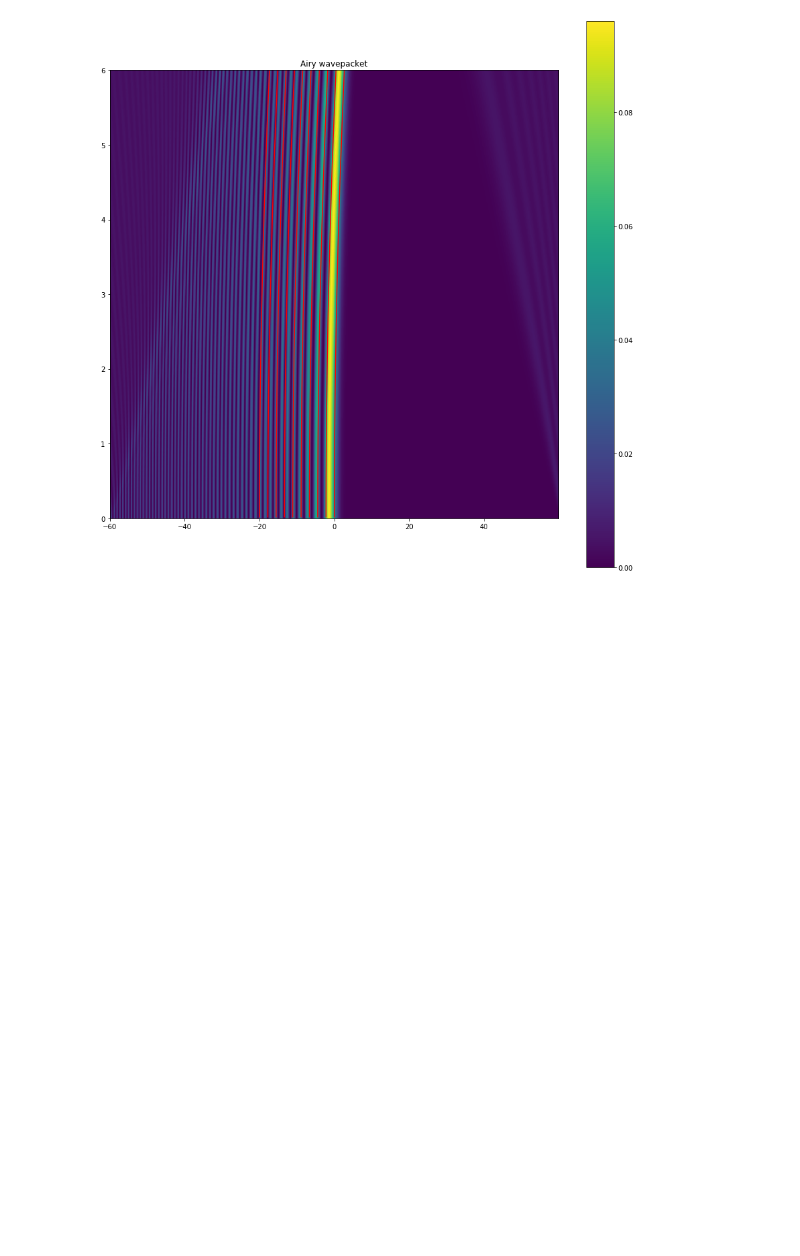
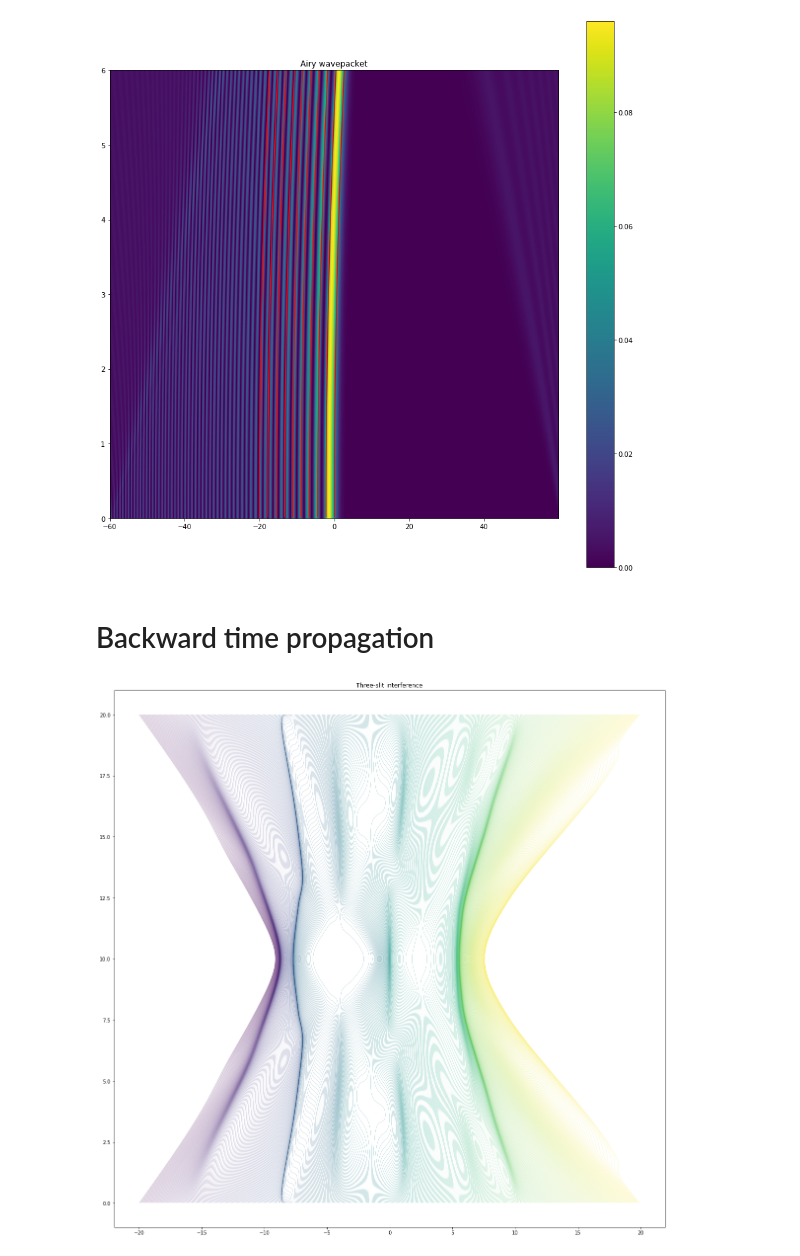
Before and after one commit to dibondar/miscellaneous, a Jupyter notebook: bohmian_trajectory_2_3_slit.ipynb, the cells around one changed output. Drawn from its saved outputs; the diff is of its cells as text; code cells hidden in the pictures; blank space fills up the shorter version.

Commit message:
time back propagation added

```diff
--- a/bohmian_trajectory_2_3_slit.ipynb
+++ b/bohmian_trajectory_2_3_slit.ipynb
@@ -169,3 +169,5 @@ analize(
 )
 # %% [output]
 [figure]
+# %% [markdown]
+# Backward time propagation
@@ -171,0 +292,9 @@ analize(
+# %%
+plt.figure(figsize=(20, 20))
+plt.title("Three-slit interference")
+
+analize_with_time_backpropagation(
+    lambda x: np.exp(-0.3 * (x - 5) ** 2) + np.exp(-0.6 * (x) ** 2) + np.exp(-0.5 * (x + 8) ** 2)
+)
+# %% [output]
+[figure, added]
```
Also changed, not shown: parts of 1 cell of this notebook.
